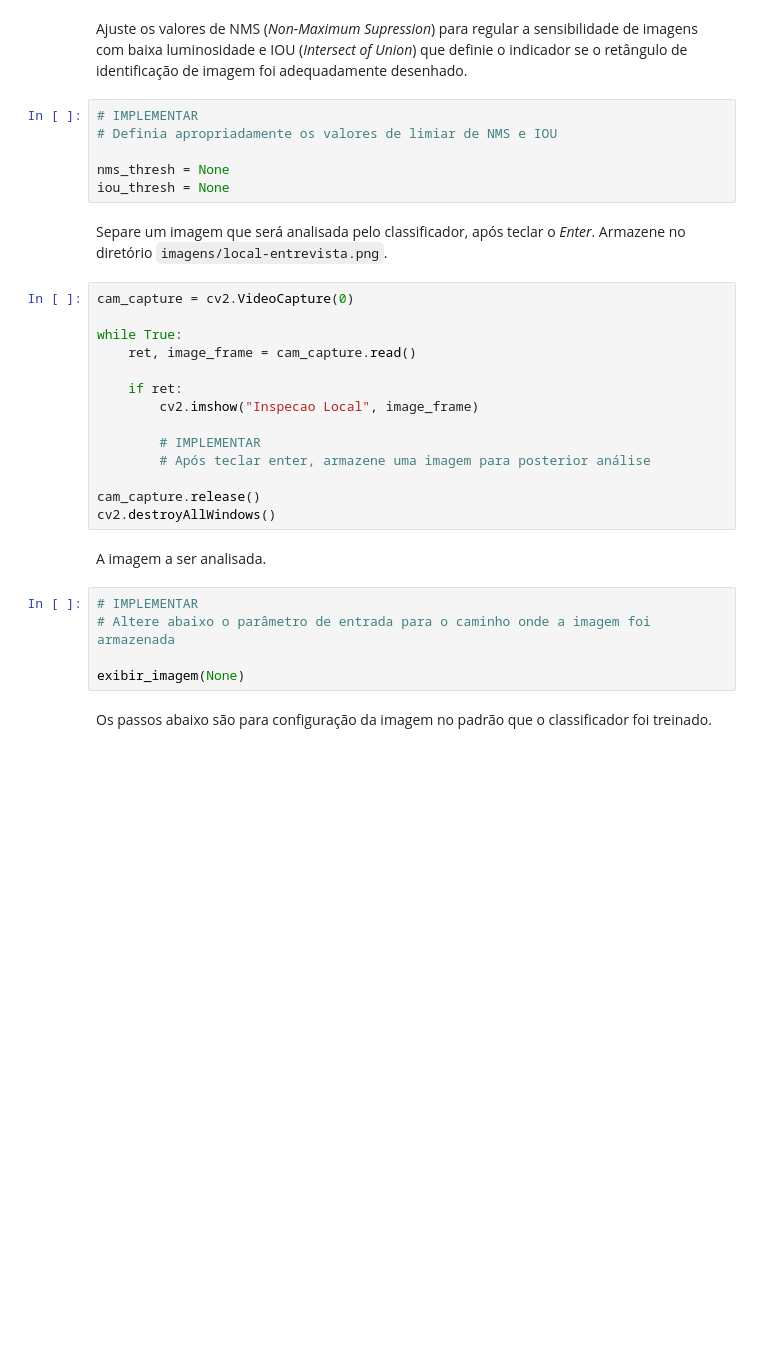
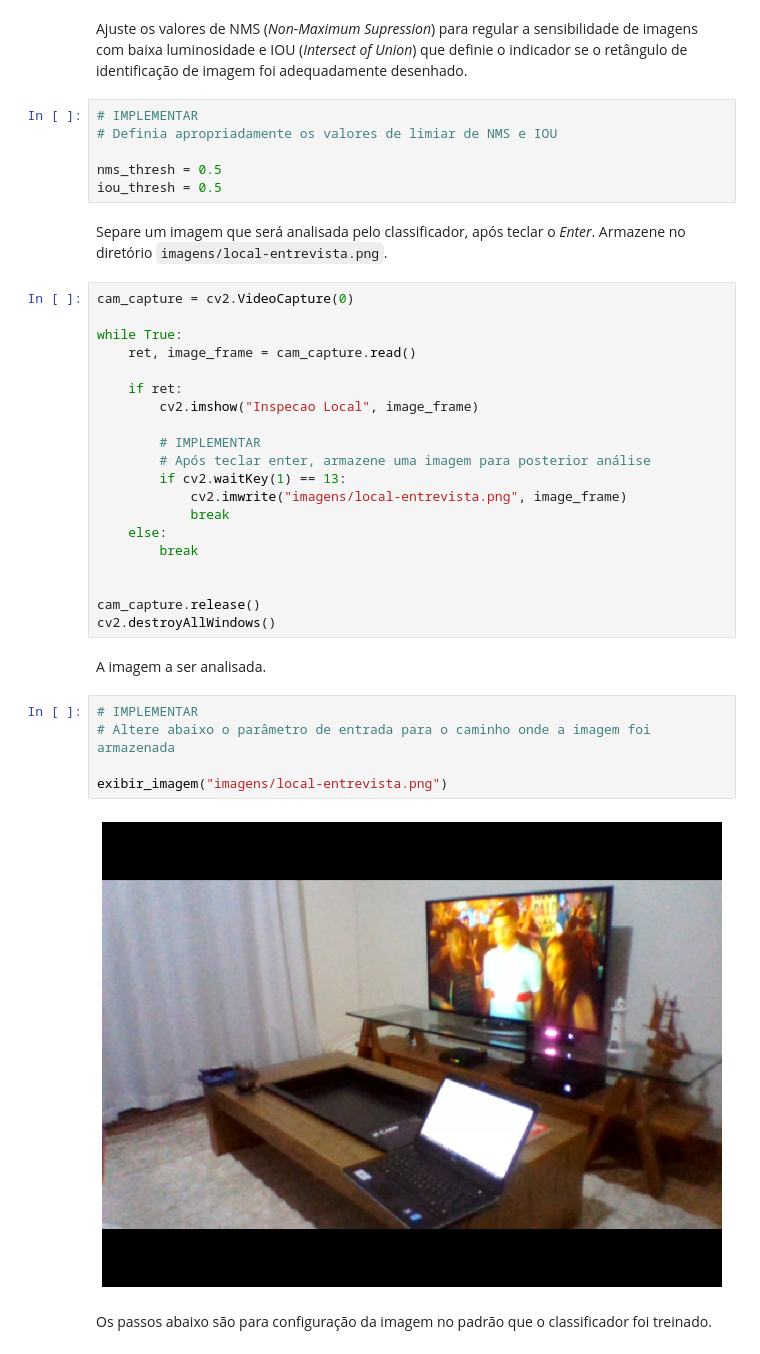
Before and after one commit to RoddCunha/TrainingGrounds, a Jupyter notebook: projeto-final/smart-hiring.ipynb, the cells around one changed output. Cells and saved outputs as stored; diff of their text form; blank space fills up the shorter version.

````diff
--- a/projeto-final/smart-hiring.ipynb
+++ b/projeto-final/smart-hiring.ipynb
@@ -693,8 +693,8 @@ Ajuste os valores de NMS (_Non-Maximum Supression_) para regular a sensibilidade
 # IMPLEMENTAR
 # Definia apropriadamente os valores de limiar de NMS e IOU
 
-nms_thresh = None
-iou_thresh = None
+nms_thresh = 0.5
+iou_thresh = 0.5
 # %% [markdown]
 Separe um imagem que será analisada pelo classificador, após teclar o _Enter_. Armazene no diretório ```imagens/local-entrevista.png```.
 # %%
@@ -708,6 +708,12 @@ while True:
 
         # IMPLEMENTAR
         # Após teclar enter, armazene uma imagem para posterior análise
+        if cv2.waitKey(1) == 13:
+            cv2.imwrite("imagens/local-entrevista.png", image_frame)
+            break
+    else:
+        break
+
 
 cam_capture.release()
 cv2.destroyAllWindows()
@@ -716,8 +722,10 @@ A imagem a ser analisada.
 # %%
 # IMPLEMENTAR
 # Altere abaixo o parâmetro de entrada para o caminho onde a imagem foi armazenada
 
-exibir_imagem(None)
+exibir_imagem("imagens/local-entrevista.png")
+# %% [output]
+[figure, added]
 # %% [markdown]
 Os passos abaixo são para configuração da imagem no padrão que o classificador foi treinado.
 # %%
````
Also changed, not shown: parts of 3 cells of this notebook.
